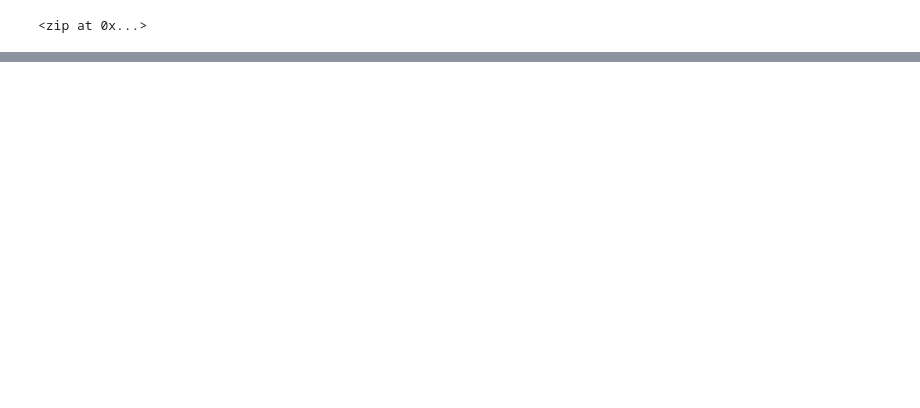
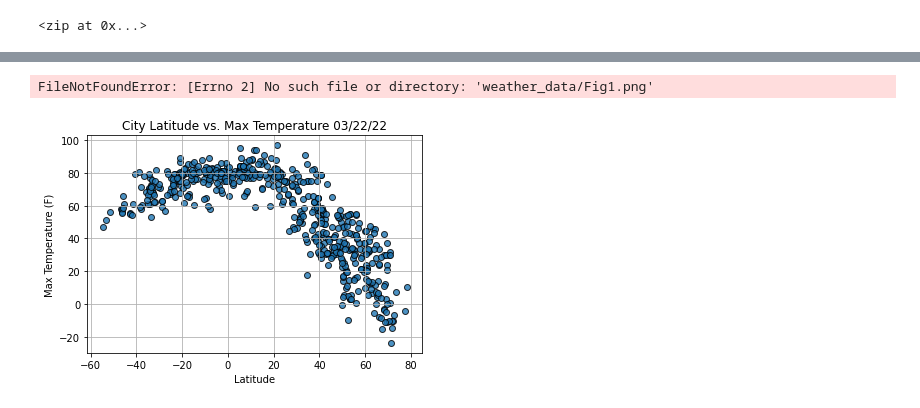
Before and after one commit to TraceyFitz/World_Weather_Analysis, a Jupyter notebook: WeatherPy-Copy1.ipynb, the cells around one changed output, grey strips where cells are left out. Drawn from its saved outputs; the diff is of its cells as text; code cells hidden in the pictures; blank space fills up the shorter version.

```diff
--- a/WeatherPy-Copy1.ipynb
+++ b/WeatherPy-Copy1.ipynb
@@ -193,0 +192,34 @@ FileNotFoundError: [Errno 2] No such file or directory: 'weather_data/cities.csv
+# %%
+#Get data for scatteree chart
+#We will need latitude, maximum temperature, humidity, cloudiness, and wind speed from all the cities
+# Extract relevant fields from the DataFrame for plotting.
+lats = city_data_df["Lat"]
+max_temps = city_data_df["Max Temp"]
+humidity = city_data_df["Humidity"]
+cloudiness = city_data_df["Cloudiness"]
+wind_speed = city_data_df["Wind Speed"]
+# %%
+#add the following code to create a scatter plot for the latitude vs. maximum temperature and run the cell.
+# Import time module
+import time
+
+# Build the scatter plot for latitude vs. max temperature.
+plt.scatter(lats,
+            max_temps,
+            edgecolor="black", linewidths=1, marker="o",
+            alpha=0.8, label="Cities")
+
+# Incorporate the other graph properties.
+plt.title(f"City Latitude vs. Max Temperature "+ time.strftime("%x"))
+plt.ylabel("Max Temperature (F)")
+plt.xlabel("Latitude")
+plt.grid(True)
+
+# Save the figure.
+plt.savefig("weather_data/Fig1.png")
+
+# Show plot.
+plt.show()
+# %% [output]
+FileNotFoundError: [Errno 2] No such file or directory: 'weather_data/Fig1.png'
+[figure, added]
```
Also changed, not shown: parts of 16 cells of this notebook.
